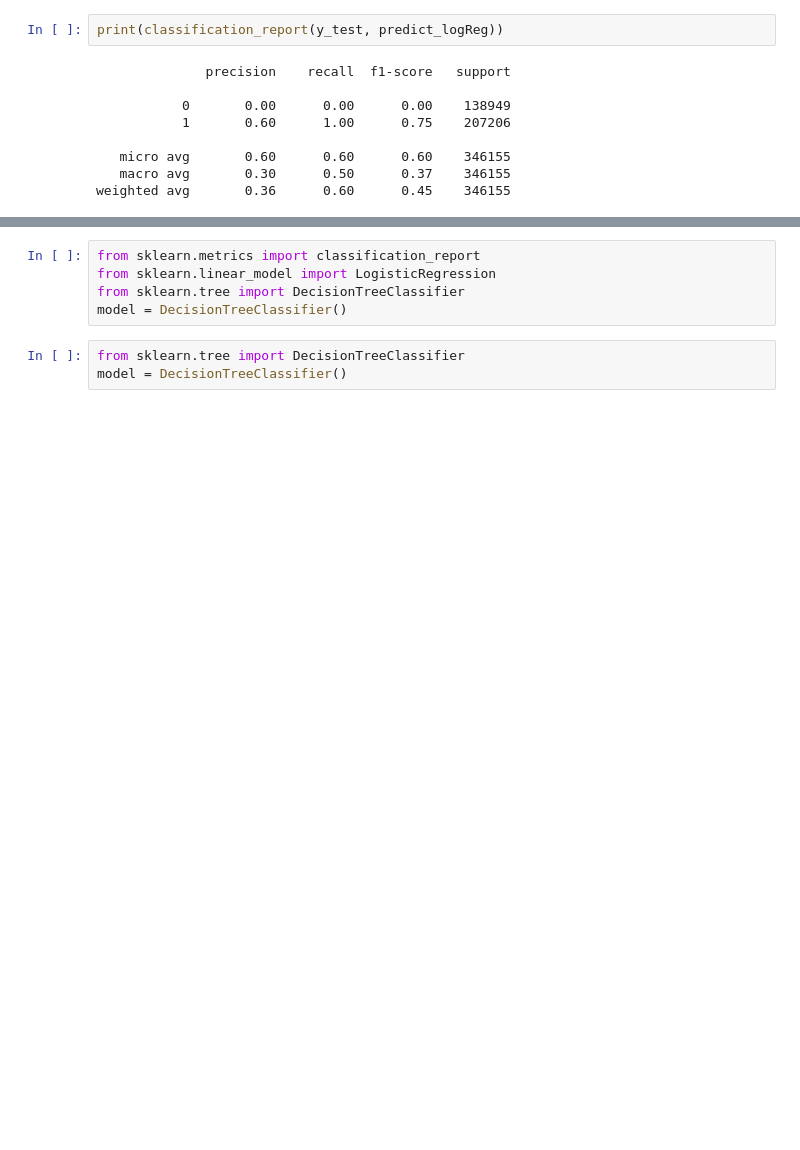
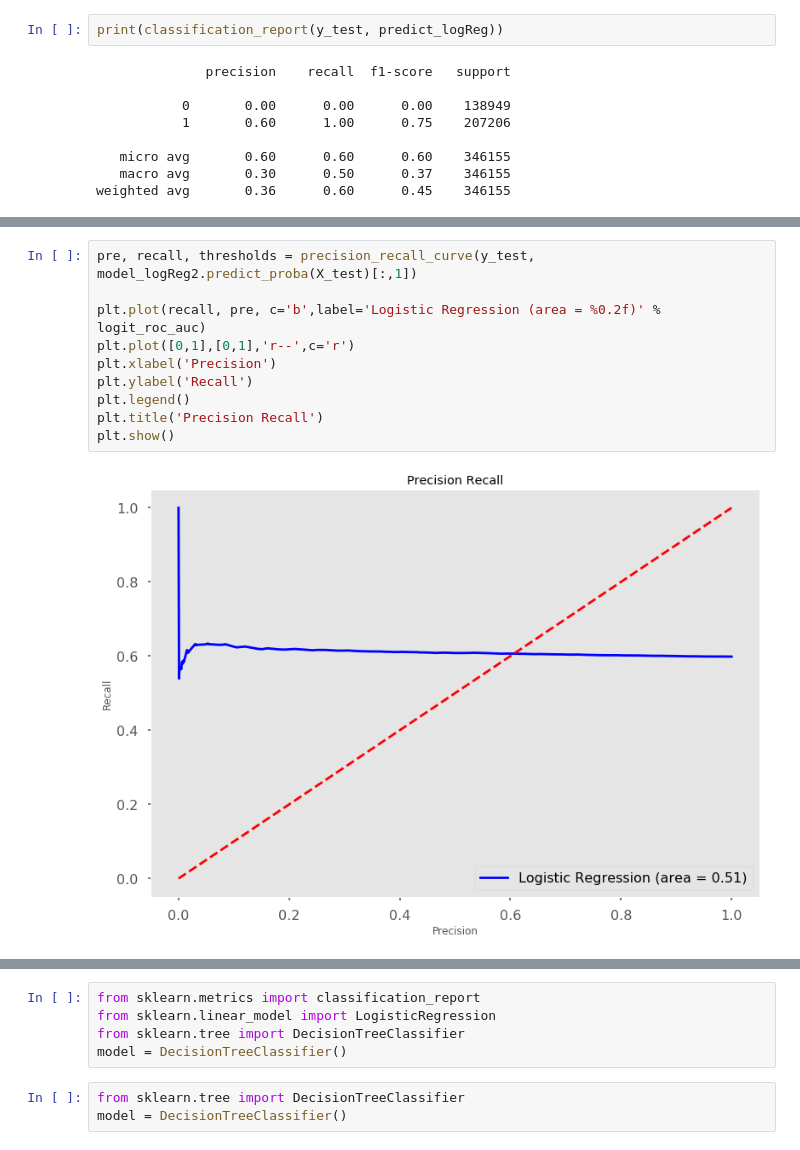
Before and after one commit to CloudChaoszero/Instacart-Product-AnalysisAndInference, a Jupyter notebook: Analytics/Instacart-Forecasting-2.ipynb, the cells around one changed output, grey strips where cells are left out. Cells and saved outputs as stored; diff of their text form; blank space fills up the shorter version.

```diff
--- a/Analytics/Instacart-Forecasting-2.ipynb
+++ b/Analytics/Instacart-Forecasting-2.ipynb
@@ -131,0 +185,12 @@ weighted avg       0.36      0.60      0.45    346155
+# %%
+pre, recall, thresholds = precision_recall_curve(y_test, model_logReg2.predict_proba(X_test)[:,1])
+
+plt.plot(recall, pre, c='b',label='Logistic Regression (area = %0.2f)' % logit_roc_auc)
+plt.plot([0,1],[0,1],'r--',c='r')
+plt.xlabel('Precision')
+plt.ylabel('Recall')
+plt.legend()
+plt.title('Precision Recall')
+plt.show()
+# %% [output]
+[figure, added]
```
Also changed, not shown: parts of 49 cells of this notebook.
